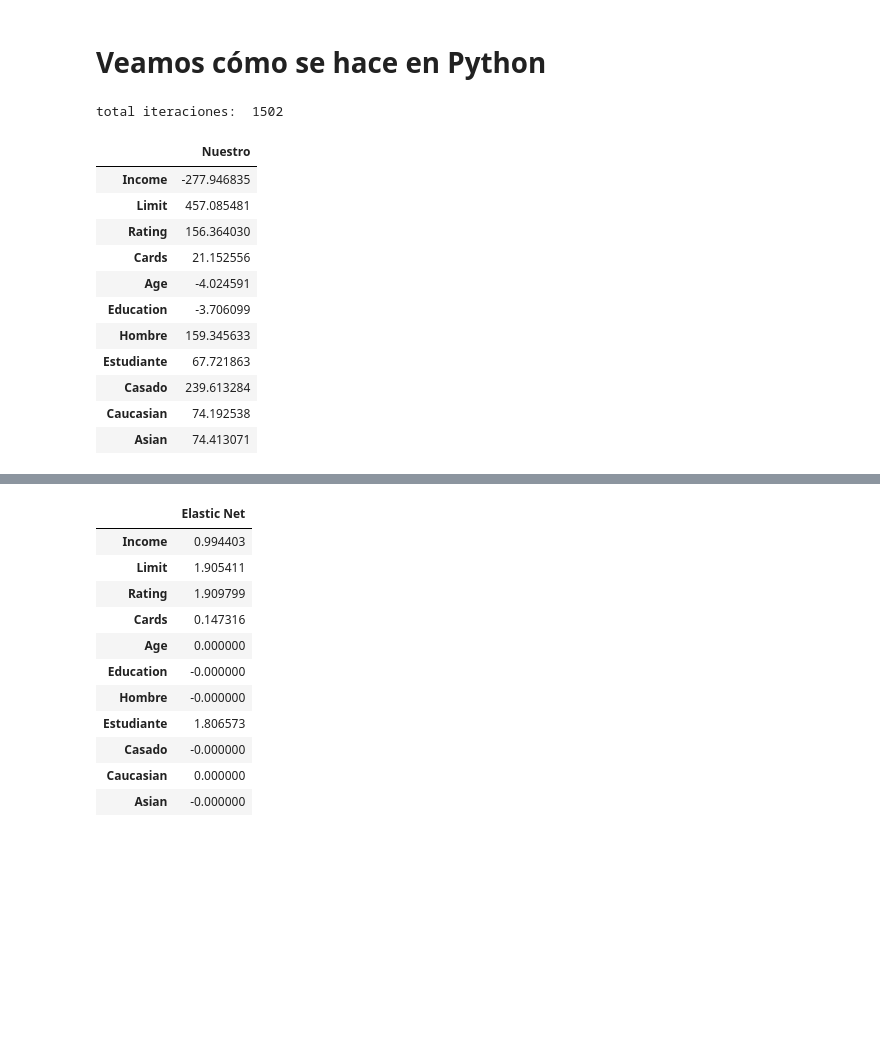
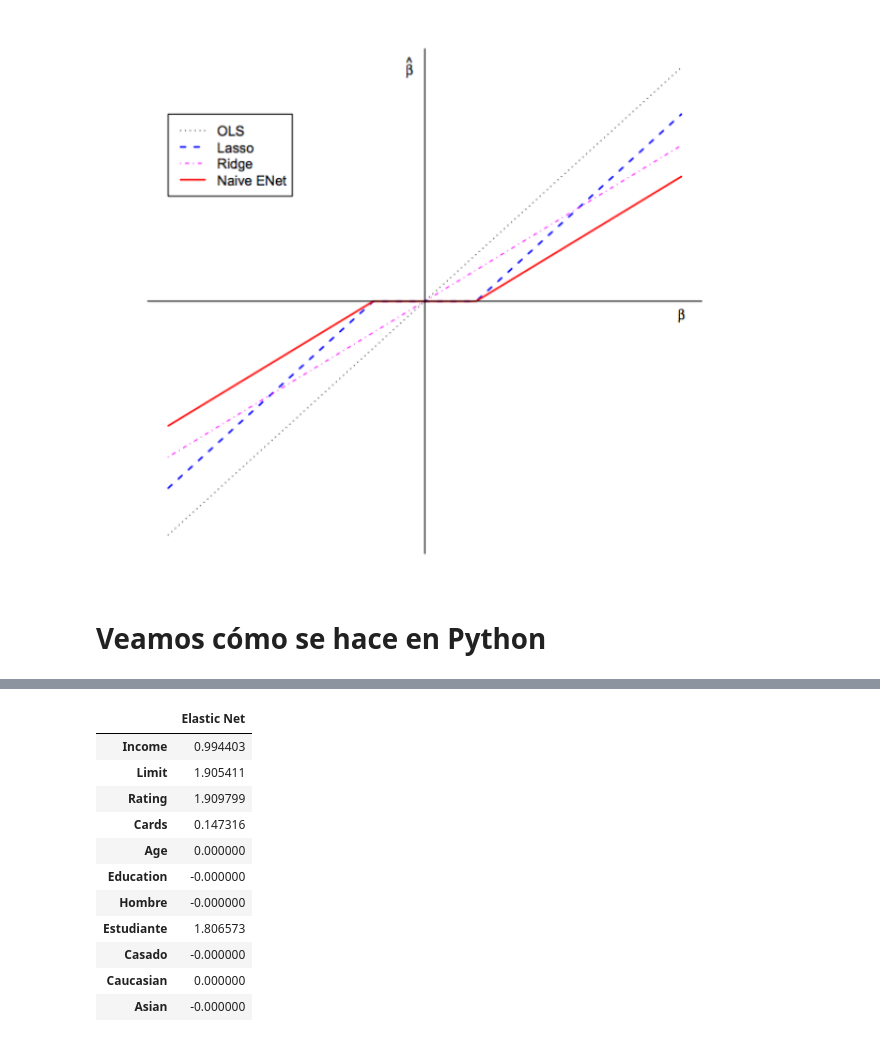
Before and after one commit to german1122/Clase---Anal-tica-, a Jupyter notebook: presentacion - Jonathan y German.ipynb, the cells around one changed output, grey strips where cells are left out. Drawn from its saved outputs; the diff is of its cells as text; code cells hidden in the pictures; blank space fills up the shorter version.

```diff
--- a/presentacion - Jonathan y German.ipynb
+++ b/presentacion - Jonathan y German.ipynb
@@ -94,3 +9,8 @@ $$
+# %%
+from IPython.display import Image
+Image(filename='picexactsolutions.png')
+# %% [output]
+[figure, added]
 # %% [markdown]
 # Veamos cómo se hace en Python
 # %%
@@ -129,45 +49,3 @@ prexmat_std[:,ind_dum>2] /= prexmat_std[:,ind_dum>2].std(axis=0).reshape((1,6))
 #yy_std = saldo.copy()
 #yy_std -= yy_std.mean()
 #yy_std /= yy_std.std()
-# %%
-# Fijemos un lambda:
-lambda_vec = 0.1
-# Inicialicemos el vector:
-beta_actual = np.zeros((1,11))
-dist = 1
-counter = 0
-maxiter = 10000
-# loop externo: si no hay convergencia continúe
-while dist>0.001:
-    #or counter<maxiter:
-    # Loop interno: ciclo con los regresores
-    beta_old = beta_actual.copy()
-    for k in range(11):
-        # Residuos parciales excluyendo k
-        inc_k    = np.setdiff1d(np.arange(11),np.array([k]))
-        xmat_k   = prexmat_std[:,inc_k]
-        beta_k   = beta_actual[0,inc_k]
-        resids_k = yy_std - np.dot(xmat_k, beta_k.reshape((10,1)))
-        # OLS simple de k:
-        beta_star_k = np.dot(resids_k.T,prexmat_std[:,k].reshape((nobs,1)))/(1.0*nobs)
-        # Actualicemos beta_k
-        beta_actual[0,k] = np.sign(beta_star_k)*np.max([0,np.abs(beta_star_k)-lambda_vec])
-    # Actualicemos distancia:
-    dist = np.max(np.abs(beta_actual-beta_old))
-    counter +=1
-print "total iteraciones: ", counter
-pd.DataFrame(beta_actual.T, index= labs_x.flatten(), columns = ['Nuestro'])
-# %% [output]
-total iteraciones:  1502
-|  | Nuestro |
-| Income | -277.946835 |
-| Limit | 457.085481 |
-| Rating | 156.364030 |
-| Cards | 21.152556 |
-| Age | -4.024591 |
-| Education | -3.706099 |
-| Hombre | 159.345633 |
-| Estudiante | 67.721863 |
-| Casado | 239.613284 |
-| Caucasian | 74.192538 |
-| Asian | 74.413071 |
```
Also changed, not shown: parts of 20 cells of this notebook.
